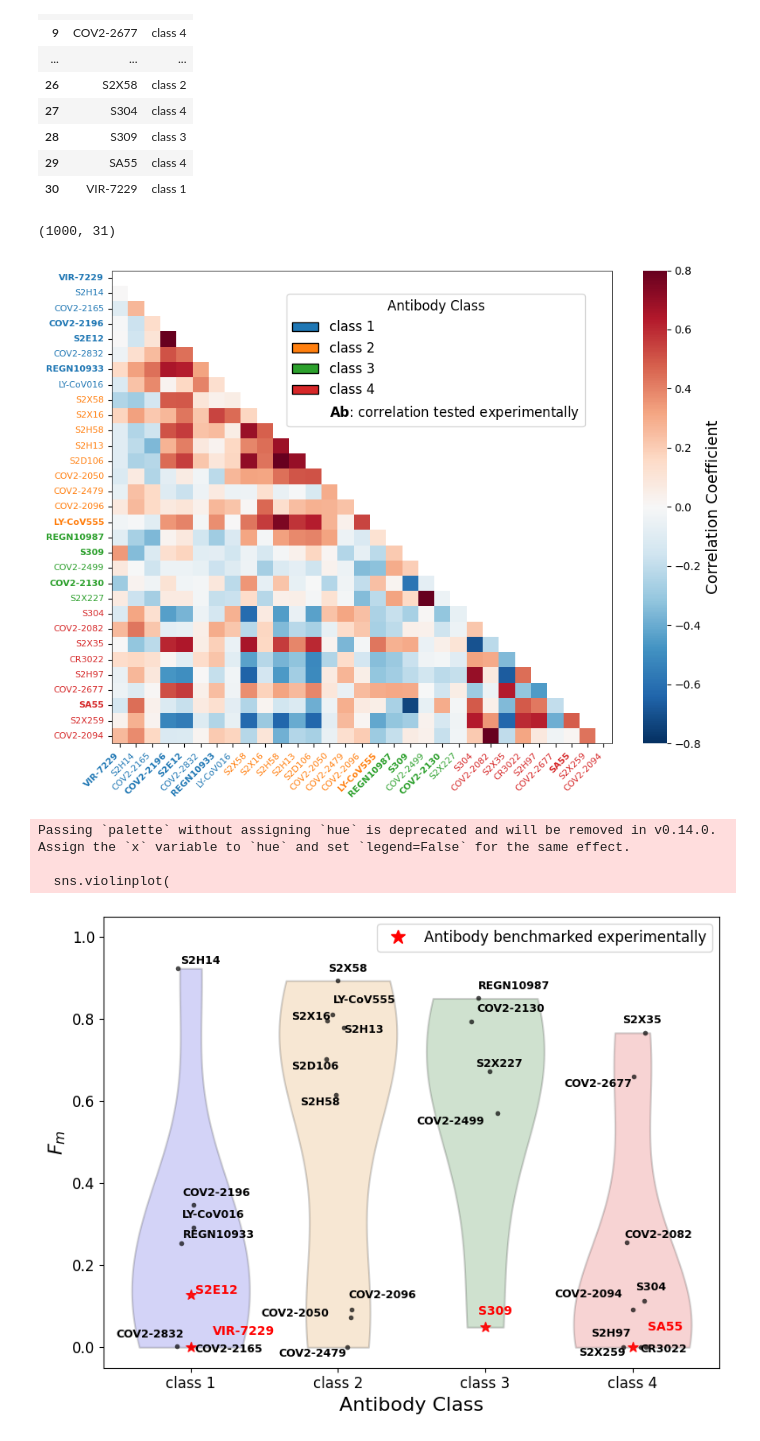
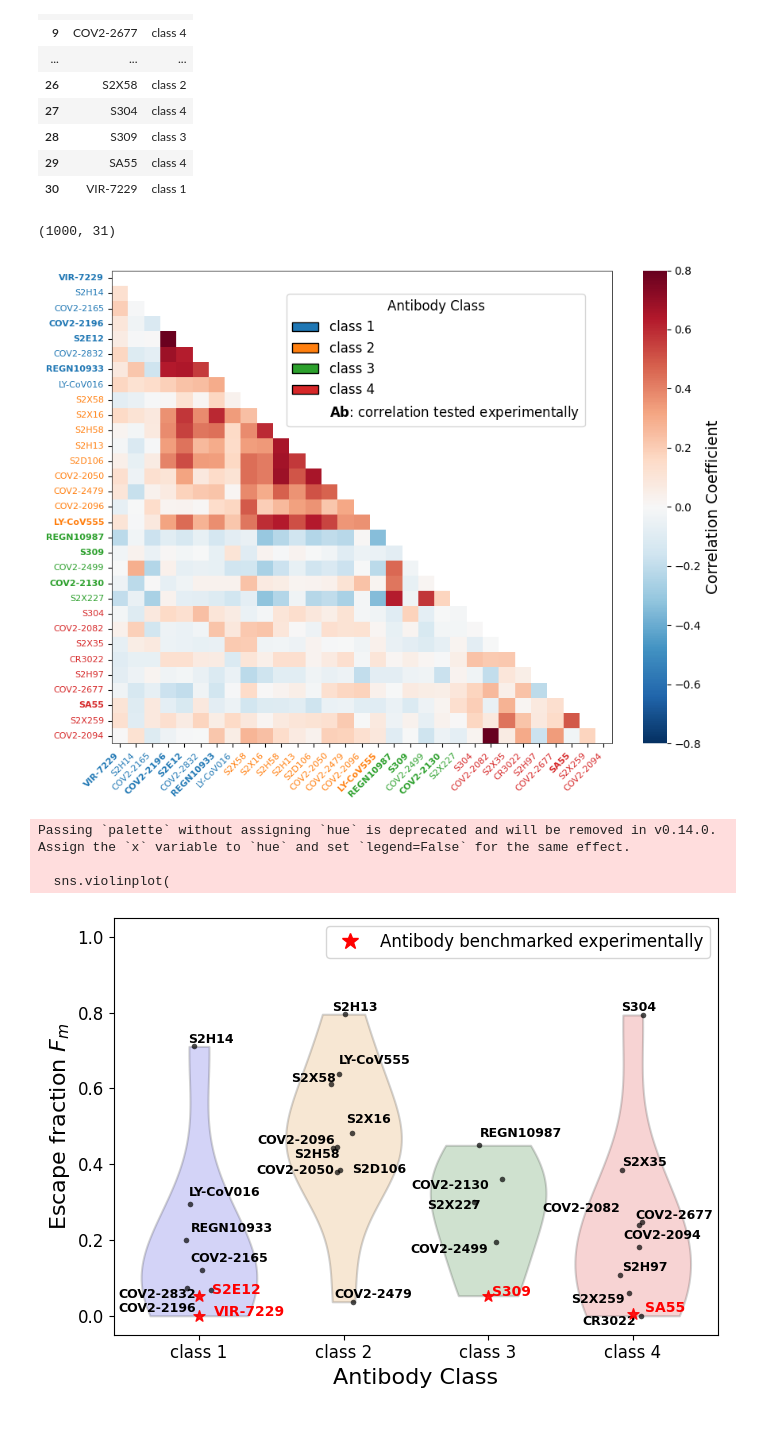
Before and after one commit to m-huot/ESCAPE_MAP_DRAFT, a Jupyter notebook: generative/analyse_gen_data.ipynb, the cells around one changed output. Cells and saved outputs as stored; diff of their text form; code cells hidden in the pictures.

Commit message:
added hugo plots and gen data analysis

```diff
--- a/generative/analyse_gen_data.ipynb
+++ b/generative/analyse_gen_data.ipynb
@@ -127,7 +27,9 @@ plt.show()
 # %% [markdown]
 # Escape Score
 # %%
-seqs=Proteins_utils.load_FASTA('generated_sequences_beta3.fasta', drop_duplicates=False)
+# seqs=Proteins_utils.load_FASTA('generated_sequences_beta3.fasta', drop_duplicates=False)
+#read generated_sequences_ace2tensor(-9.3000)_betatensor(-0.4463).pkl
+seqs=np.load(open('generated_sequences_ace2tensor(-9.3000)_betatensor(-0.4463).npy','rb'))
 MERGED_KD_VECTORS=KD_VECTORS | NEW_KD_VECTORS
 seqs.shape
 # %% [output]
@@ -304,7 +205,7 @@ plt.tight_layout()
 plt.show()
 # %% [output]
 (1000, 31)
-[figure, old version]
+[figure, new version]
 # %%
 import numpy as np
 import pandas as pd
@@ -356,7 +257,7 @@ class_colors = {
 wanted_order = ['class 1', 'class 2', 'class 3', 'class 4']
 class_order = [c for c in wanted_order if c in merged_df['class'].unique()]
 
-plt.figure(figsize=(8, 6))
+plt.figure(figsize=(7,5))
 
 # Violin plot (no alpha arg in seaborn.violinplot)
 sns.violinplot(
@@ -392,32 +293,32 @@ for _, row in label_df.iterrows():
         textcoords='data',
         ha='center', fontsize=9, color='black', weight='bold'
     )
     plt.gca().add_artist(text)
     texts.append(text)
 
 # Tidy label overlaps
 adjust_text(
     texts,
     only_move={'points': 'xy'},
     force_points=6.0,
 )
 
 # Axes and labels
 plt.xlabel('Antibody Class', fontsize=16)
-plt.ylabel(r'$F_m$', fontsize=16)
+plt.ylabel(r'Escape fraction $F_m$', fontsize=16)
 plt.xticks(rotation=0, fontsize=12)
 plt.yticks(fontsize=12)
 plt.ylim(-0.05, 1.05)
 
 # Custom legend for highlighted set
 star_marker = plt.Line2D([0], [0], marker='*', color='red', linestyle='',
                          markersize=12, label='Antibody benchmarked experimentally')
 plt.legend(handles=[star_marker], fontsize=12, loc='upper right')
 #log scale on y axis
 plt.tight_layout()
 plt.show()
 # %% [output]
 Passing `palette` without assigning `hue` is deprecated and will be removed in v0.14.0. Assign the `x` variable to `hue` and set `legend=False` for the same effect.
 
   sns.violinplot(
-[figure, old version]
+[figure, new version]
```
Also changed, not shown: parts of 14 cells of this notebook, 35 other files.
